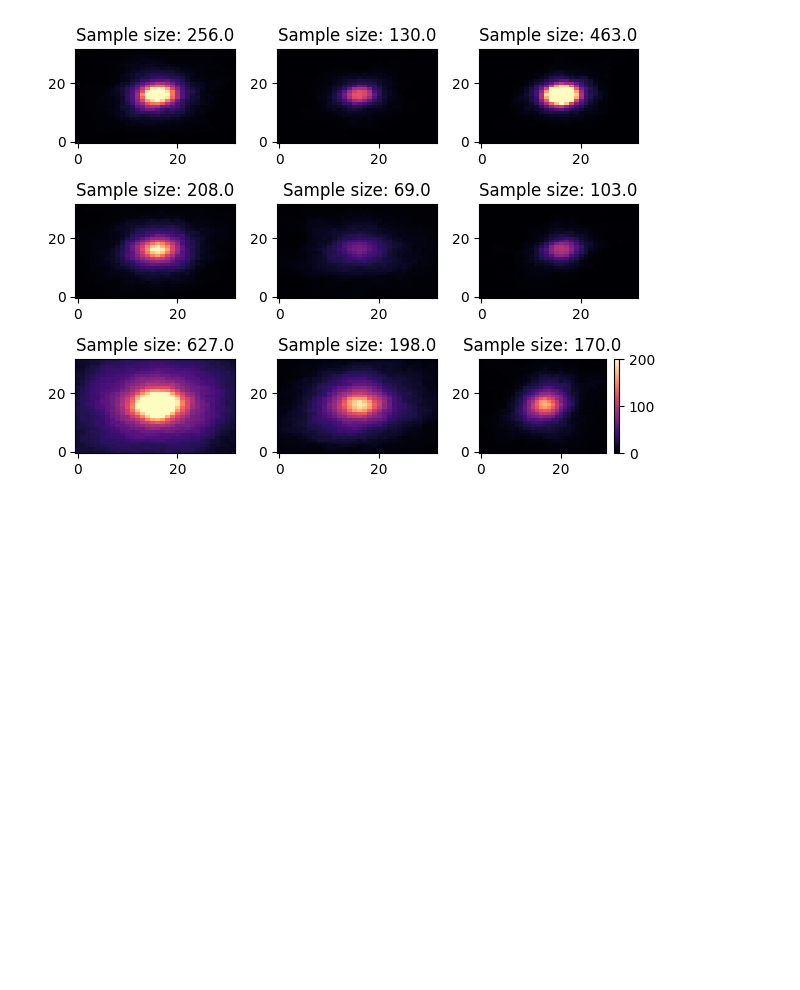
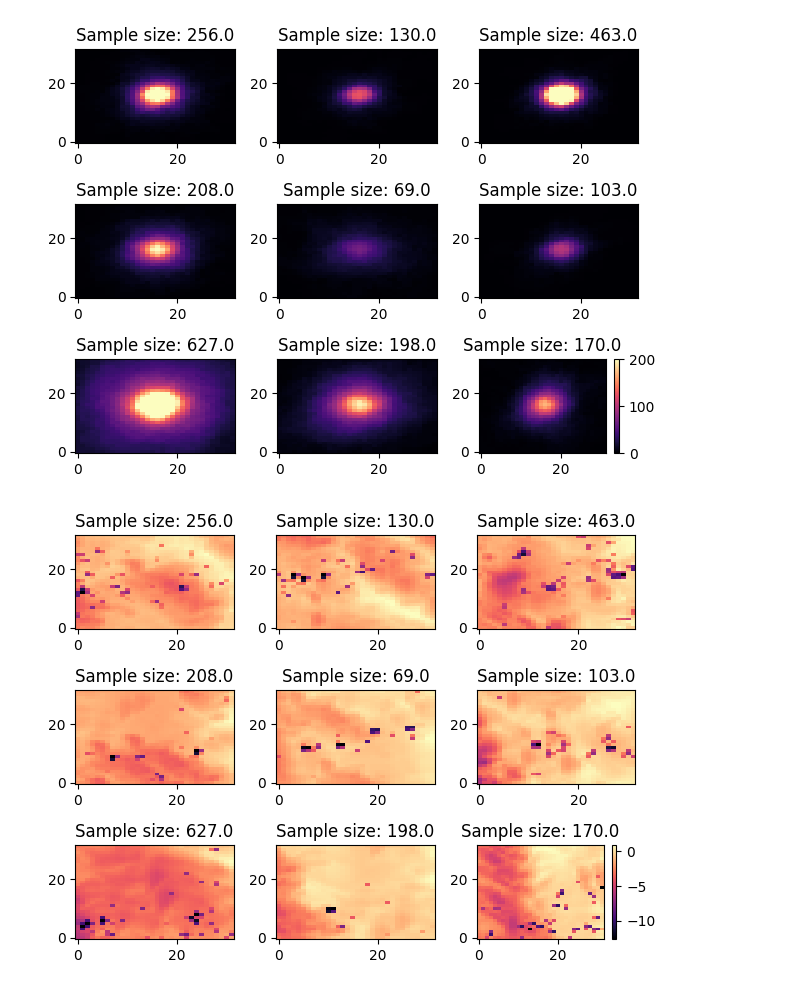
Before and after one commit to mariajmolina/UMDAOSC650, a Jupyter notebook: firstsom.ipynb, the cells around one changed output. Cells and saved outputs as stored; diff of their text form; code cells hidden in the pictures; blank space fills up the shorter version.

```diff
--- a/firstsom.ipynb
+++ b/firstsom.ipynb
@@ -330,3 +389,40 @@ plt.tight_layout()
 plt.show()
 # %% [output]
 [figure]
+# %%
+# view all SOM composite maps
+# (this cell takes a few minutes to run, especially if SOM lattice is large)
+
+# grab values for grid
+lats = ds.unstack('features').y
+lons = ds.unstack('features').x
+
+# create a figure using the same dimensions as SOM
+fig, axs = plt.subplots(som_grid_rows, som_grid_columns)
+
+# (1) loop through the SOM neurons,
+# (2) grab data samples using SOM indices,
+# (3) compute the sum of another variable at each SOM neuron, plot each
+for map_num in range(len(som_keys)):
+
+    # the data
+    temp_data = dsfull['ctt_grid'][
+        np.array(winmap[som_keys[map_num]])].min(dim="starttime", skipna=True).values
+
+    # plot
+    cs = axs[som_keys[map_num][0], som_keys[map_num][1]].pcolormesh(
+        lons, lats, temp_data, cmap="magma")
+
+    # title
+    axs[som_keys[map_num][0], som_keys[map_num][1]].set_title(
+        f"Sample size: {frequencies.flatten()[map_num]}", fontsize=12)
+
+    # add plot stuff
+    axs[som_keys[map_num][0], som_keys[map_num][1]].margins(x=0, y=0)
+
+# plot the figure containing all plots
+plt.colorbar(cs)
+plt.tight_layout()
+plt.show()
+# %% [output]
+[figure, added]
```
Also changed, not shown: parts of 12 cells of this notebook.
